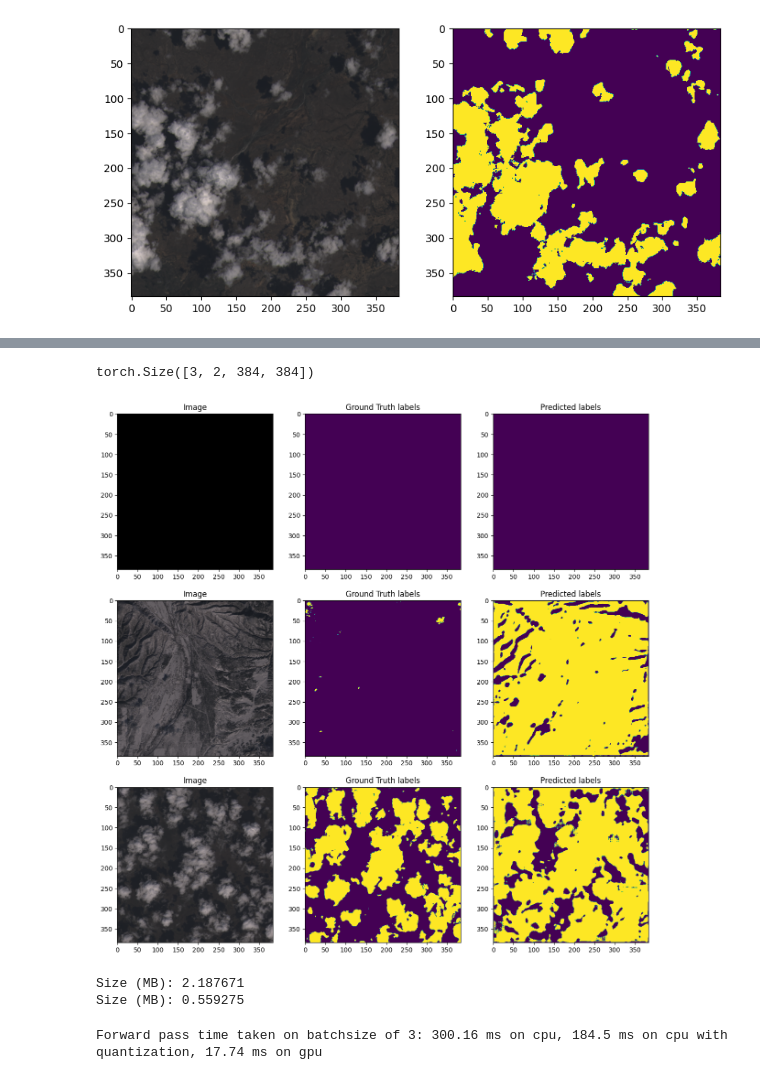
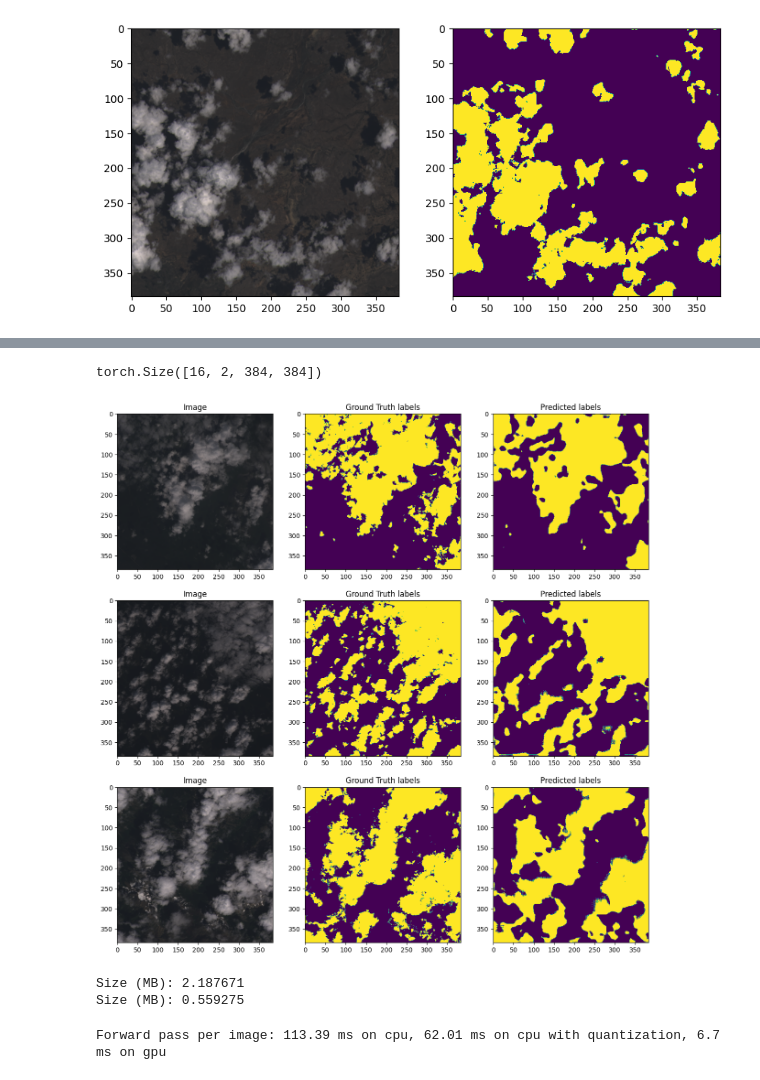
Before and after one commit to silverjoda/ml_ops, a Jupyter notebook: coding_challenges/cloud_cov_detection/cloud_cov_detection_kaggle.ipynb, the cells around one changed output, grey strips where cells are left out. Drawn from its saved outputs; the diff is of its cells as text; code cells hidden in the pictures.

Commit message:
Working, needs a complete test to verify

```diff
--- a/coding_challenges/cloud_cov_detection/cloud_cov_detection_kaggle.ipynb
+++ b/coding_challenges/cloud_cov_detection/cloud_cov_detection_kaggle.ipynb
@@ -21,12 +19,13 @@ print("device name", torch.cuda.get_device_name(0))
 device name NVIDIA GeForce RTX 3060 Ti
 # %%
 class CloudDataset(Dataset):
-    def __init__(self, r_dir, g_dir, b_dir, nir_dir, gt_dir, pytorch=True):
+    def __init__(self, r_dir, g_dir, b_dir, nir_dir, gt_dir, pytorch=True, norm_zero_to_one=False):
         super().__init__()
 
         # Loop through the files in red folder and combine, into a dictionary, the other bands
         self.files = [self.combine_files(f, g_dir, b_dir, nir_dir, gt_dir) for f in r_dir.iterdir() if not f.is_dir()]
         self.pytorch = pytorch
+        self.norm_zero_to_one = norm_zero_to_one
 
     def combine_files(self, r_file: Path, g_dir, b_dir,nir_dir, gt_dir):
         files = {'red': r_file,
@@ -42,7 +41,6 @@ class CloudDataset(Dataset):
         return len(self.files)
 
     def open_as_array(self, idx, invert=False, include_nir=False):
-
         raw_rgb = np.stack([np.array(Image.open(self.files[idx]['red'])),
                             np.array(Image.open(self.files[idx]['green'])),
                             np.array(Image.open(self.files[idx]['blue'])),
@@ -55,8 +53,14 @@ class CloudDataset(Dataset):
         if invert:
             raw_rgb = raw_rgb.transpose((2,0,1))
 
+        rgb_normed = raw_rgb / np.iinfo(raw_rgb.dtype).max
+
+        if self.norm_zero_to_one:
+            # Corrected to -1,1 normalization
+            return rgb_normed * 2 - 1
+
         # normalize
-        return (raw_rgb / np.iinfo(raw_rgb.dtype).max)
+        return rgb_normed
 
 
     def open_mask(self, idx, add_dims=False):
@@ -73,12 +77,15 @@ class CloudDataset(Dataset):
 
         return x, y
 # %%
+# True if we want to normalize the images from -1, 1, otherwise they will be 0,1
+norm_zero_to_one = False
+
 base_path = Path('data/38-Cloud_training')
 data = CloudDataset(base_path/'train_red',
                     base_path/'train_green',
                     base_path/'train_blue',
                     base_path/'train_nir',
-                    base_path/'train_gt')
+                    base_path/'train_gt', norm_zero_to_one=norm_zero_to_one)
 len(data)
 # %% [output]
 8400
@@ -179,13 +183,15 @@ class UNET(nn.Module):
 # %%
 unet = UNET(4,2)
 # %%
-train_dataload = DataLoader(train_dataset, batch_size=3, shuffle=True)
-valid_dataload = DataLoader(valid_dataset, batch_size=3, shuffle=True)
+train_dataset, valid_dataset = torch.utils.data.random_split(data, (6000, 2400))
 
-# testing one pass
+train_dataload = DataLoader(train_dataset, batch_size=16, shuffle=True)
+valid_dataload = DataLoader(valid_dataset, batch_size=16, shuffle=True)
+
+# test dataload
 xb, yb = next(iter(train_dataload))
-xb.shape, yb.shape
+print(xb.shape, yb.shape)
 
 pred = unet(xb)
-pred.shape
+print("Output shape: ", pred.shape)
 # %% [output]
@@ -299,7 +306,10 @@ plt.legend()
 # %%
-def batch_to_img(xb, idx):
+def batch_to_img(xb, idx, norm_to_zero_one=False):
     img = np.array(xb[idx,0:3])
-    return img.transpose((1,2,0))
+    img = img.transpose((1,2,0))
+    if norm_to_zero_one:
+        img = (img + 1) * 0.5
+    return img
 
 def predb_to_mask(predb, idx):
     p = torch.functional.F.softmax(predb[idx], 0)
@@ -313,20 +323,20 @@ with torch.no_grad():
 
 predb.shape
 # %% [output]
-torch.Size([3, 2, 384, 384])
+torch.Size([16, 2, 384, 384])
 # %%
 bs = 3
 fig, ax = plt.subplots(bs, 3, figsize=(15,bs*5))
 for i in range(bs):
-    ax[i,0].imshow(batch_to_img(xb,i))
+    ax[i,0].imshow(batch_to_img(xb,i, norm_zero_to_one))
     ax[i,1].imshow(yb[i])
     ax[i,2].imshow(predb_to_mask(predb, i))
 
     ax[i,0].set_title("Image")
     ax[i,1].set_title("Ground Truth labels")
     ax[i,2].set_title("Predicted labels")
 # %% [output]
-[figure, old version]
+[figure, new version]
 # %%
 from timeit import default_timer as timer
 
@@ -425,7 +438,7 @@ print_size_of_model(unet_int8)
 Size (MB): 2.187671
 Size (MB): 0.559275
 # %%
-batchsize = 3
+batchsize = 8
 train_dataload = DataLoader(train_dataset, batch_size=batchsize, shuffle=True)
 valid_dataload = DataLoader(valid_dataset, batch_size=batchsize, shuffle=True)
 xb, yb = next(iter(train_dataload))
@@ -435,9 +448,9 @@ time_taken_gpu = time_nn_model(unet, xb, use_cuda=True)
 time_taken_cpu = time_nn_model(unet, xb, use_cuda=False)
 time_taken_cpu_quant = time_nn_model(unet_int8, xb, use_cuda=False)
 
-print(f"Forward pass time taken on batchsize of {batchsize}: {round(time_taken_cpu, 2)} ms on cpu, {round(time_taken_cpu_quant, 2)} ms on cpu with quantization, {round(time_taken_gpu, 2)} ms on gpu")
+print(f"Forward pass per image: {round(time_taken_cpu / batchsize, 2)} ms on cpu, {round(time_taken_cpu_quant / batchsize, 2)} ms on cpu with quantization, {round(time_taken_gpu / batchsize, 2)} ms on gpu")
 # %% [output]
-Forward pass time taken on batchsize of 3: 300.16 ms on cpu, 184.5 ms on cpu with quantization, 17.74 ms on gpu
+Forward pass per image: 113.39 ms on cpu, 62.01 ms on cpu with quantization, 6.7 ms on gpu
 # %%
 from sklearn.metrics import f1_score, confusion_matrix
 from torchmetrics import ConfusionMatrix, F1Score, PrecisionRecallCurve
```
Also changed, not shown: parts of 18 cells of this notebook, 1 other file.
